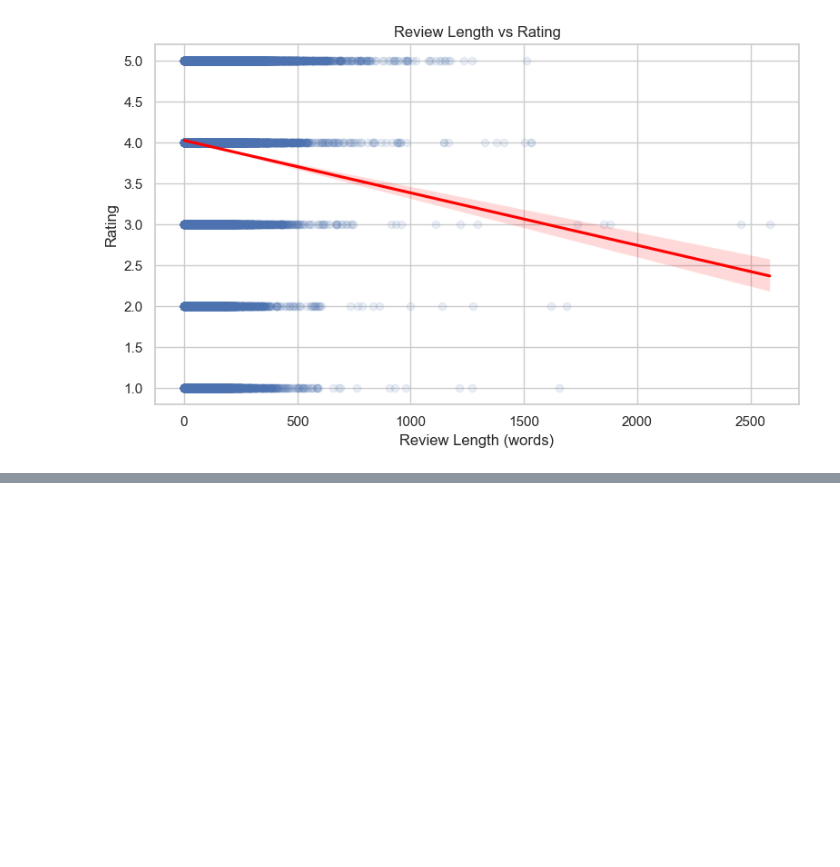
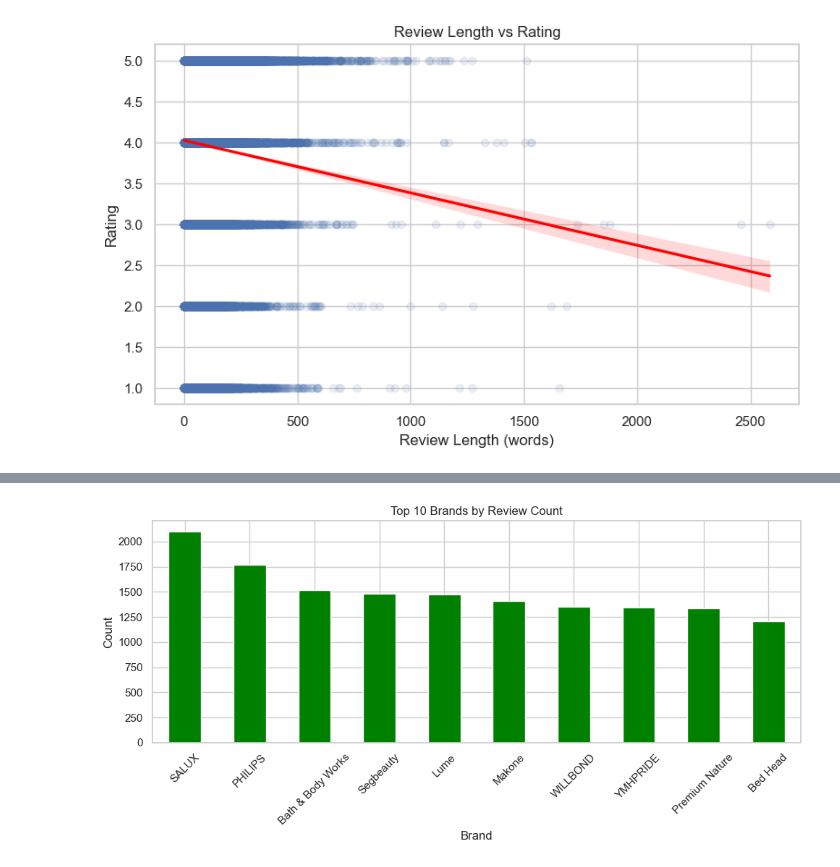
Before and after one commit to KSI-Analytics/Assignment_3, a Jupyter notebook: Exploratory_Data_Analysis.ipynb, the cells around one changed output, grey strips where cells are left out. Cells and saved outputs as stored; diff of their text form; code cells hidden in the pictures; blank space fills up the shorter version.

```diff
--- a/Exploratory_Data_Analysis.ipynb
+++ b/Exploratory_Data_Analysis.ipynb
@@ -82,0 +117,17 @@ plt.show()
+# %%
+# Reviews Per Year
+top_brands = df[df['brand'] != 'Unknown']['brand'].value_counts().head(10)
+
+if not top_brands.empty:
+    plt.figure(figsize=(10, 5))
+    top_brands.plot(kind='bar', color='green')
+    plt.title('Top 10 Brands by Review Count')
+    plt.xlabel('Brand')
+    plt.ylabel('Count')
+    plt.xticks(rotation=45)
+    plt.tight_layout()
+    plt.show()
+else:
+    print("No brand data is available for plotting right now.")
+# %% [output]
+[figure, added]
```
Also changed, not shown: parts of 5 cells of this notebook.
